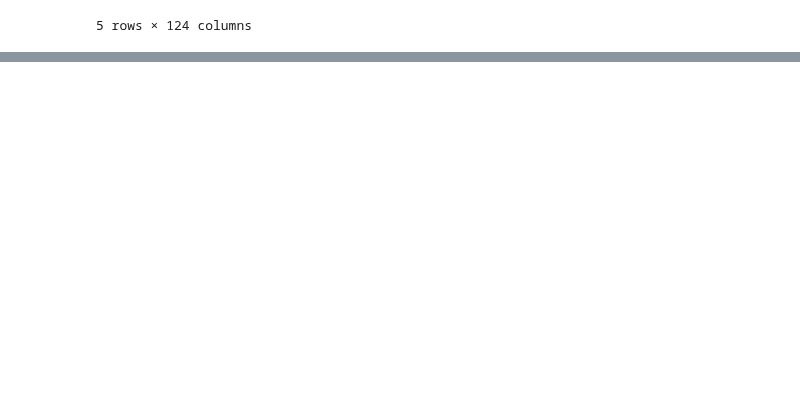
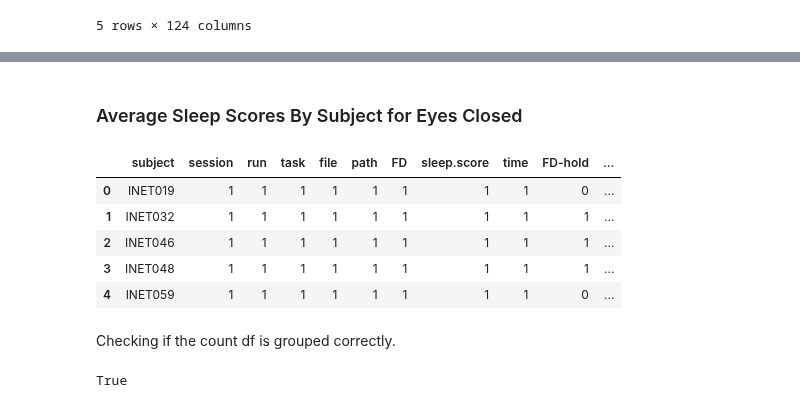
Before and after one commit to praise58/Arousal-Project, a Jupyter notebook: splitting_sample/eo_ec_splitting_sample.ipynb, the cells around one changed output, grey strips where cells are left out. Drawn from its saved outputs; the diff is of its cells as text; code cells hidden in the pictures; blank space fills up the shorter version.

```diff
--- a/splitting_sample/eo_ec_splitting_sample.ipynb
+++ b/splitting_sample/eo_ec_splitting_sample.ipynb
@@ -196,0 +314,18 @@ df_myc.head(5)
+# %% [markdown]
+### Average Sleep Scores By Subject for Eyes Closed
+# %%
+df_ec_count = df[df["category"] == "eyes_closed"].groupby("subject").agg("count").reset_index()
+df_ec_count.head()
+# %% [output]
+|  | subject | session | run | task | file | path | FD | sleep.score | time | FD-hold | ... |
+| 0 | INET019 | 1 | 1 | 1 | 1 | 1 | 1 | 1 | 1 | 0 | ... |
+| 1 | INET032 | 1 | 1 | 1 | 1 | 1 | 1 | 1 | 1 | 1 | ... |
+| 2 | INET046 | 1 | 1 | 1 | 1 | 1 | 1 | 1 | 1 | 1 | ... |
+| 3 | INET048 | 1 | 1 | 1 | 1 | 1 | 1 | 1 | 1 | 1 | ... |
+| 4 | INET059 | 1 | 1 | 1 | 1 | 1 | 1 | 1 | 1 | 0 | ... |
+# %% [markdown]
+Checking if the count df is grouped correctly.
+# %%
+len(df_ec_count) == len(df_ec_sum)
+# %% [output]
+True
```
Also changed, not shown: parts of 47 cells of this notebook, 25 other files.
